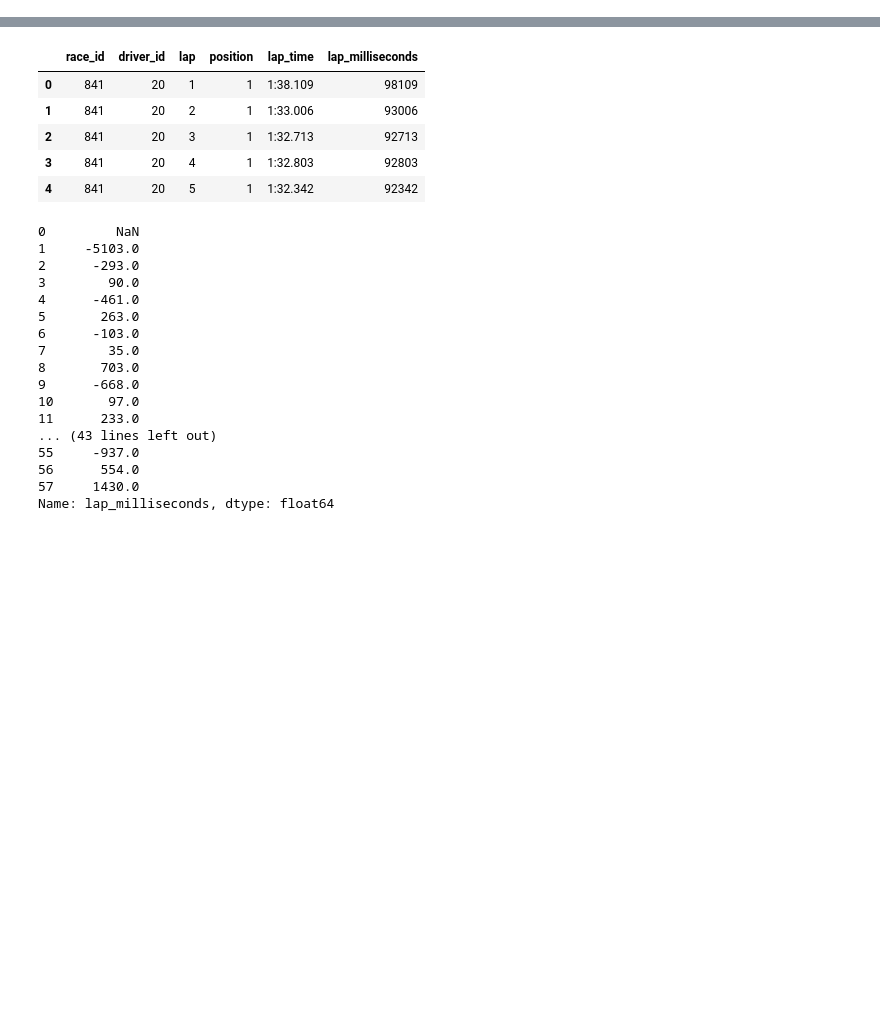
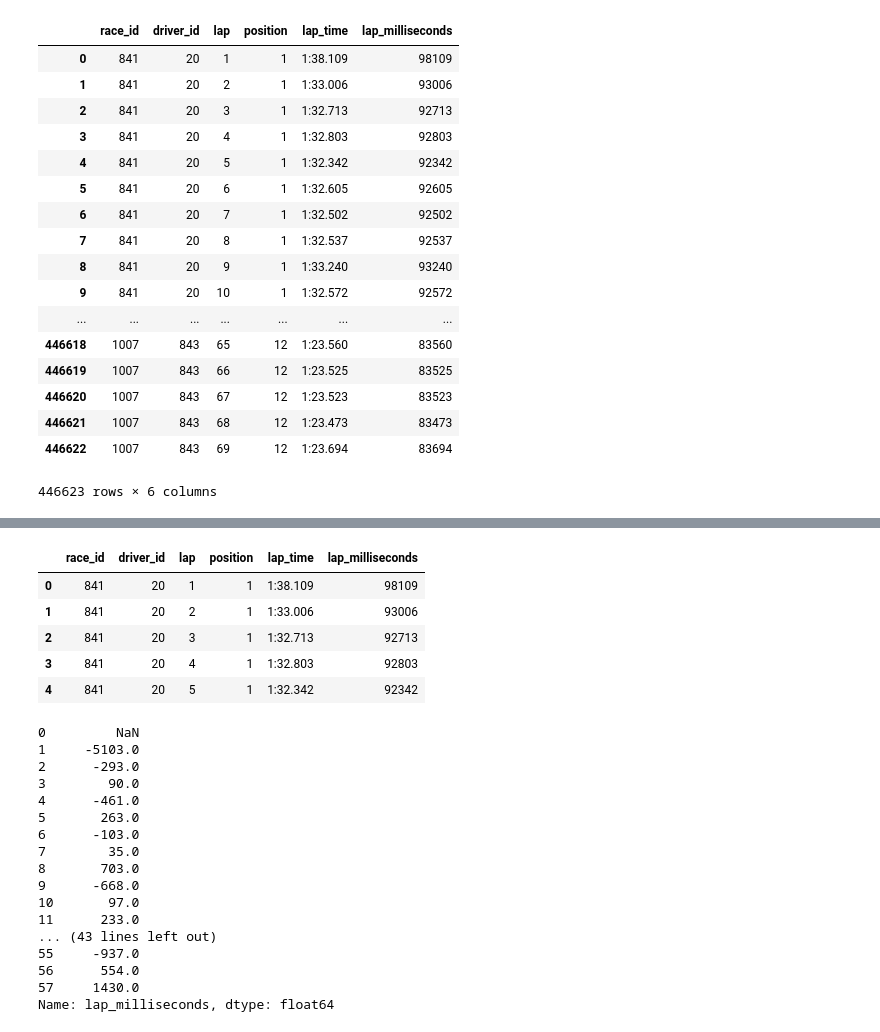
Before and after one commit to oGuzee/pet_project, a Jupyter notebook: Untitled.ipynb, the cells around one changed output, grey strips where cells are left out. Saved outputs shown, nothing was run; the diff lists cells and outputs as text; code cells hidden in the pictures; blank space fills up the shorter version.

```diff
--- a/Untitled.ipynb
+++ b/Untitled.ipynb
@@ -12,3 +12,30 @@ np.random.seed(2)    # ditto
 # %%
 lap_times = pd.read_csv('f1db_csv/lap_times.csv', header=None)
 lap_times.columns = ['race_id', 'driver_id', 'lap', 'position', 'lap_time', 'lap_milliseconds']
+# %%
+def load_csv(filename):
+    df = pd.read_csv('f1db_csv/'+filename, header=None)
+    df.columns = ['race_id', 'driver_id', 'lap', 'position', 'lap_time', 'lap_milliseconds']
+    return df
+
+lap_times = load_csv('lap_times.csv')
+lap_times
+# %% [output]
+|  | race_id | driver_id | lap | position | lap_time | lap_milliseconds |
+| 0 | 841 | 20 | 1 | 1 | 1:38.109 | 98109 |
+| 1 | 841 | 20 | 2 | 1 | 1:33.006 | 93006 |
+| 2 | 841 | 20 | 3 | 1 | 1:32.713 | 92713 |
+| 3 | 841 | 20 | 4 | 1 | 1:32.803 | 92803 |
+| 4 | 841 | 20 | 5 | 1 | 1:32.342 | 92342 |
+| 5 | 841 | 20 | 6 | 1 | 1:32.605 | 92605 |
+| 6 | 841 | 20 | 7 | 1 | 1:32.502 | 92502 |
+| 7 | 841 | 20 | 8 | 1 | 1:32.537 | 92537 |
+| 8 | 841 | 20 | 9 | 1 | 1:33.240 | 93240 |
+| 9 | 841 | 20 | 10 | 1 | 1:32.572 | 92572 |
+| ... | ... | ... | ... | ... | ... | ... |
+| 446618 | 1007 | 843 | 65 | 12 | 1:23.560 | 83560 |
+| 446619 | 1007 | 843 | 66 | 12 | 1:23.525 | 83525 |
+| 446620 | 1007 | 843 | 67 | 12 | 1:23.523 | 83523 |
+| 446621 | 1007 | 843 | 68 | 12 | 1:23.473 | 83473 |
+| 446622 | 1007 | 843 | 69 | 12 | 1:23.694 | 83694 |
+446623 rows × 6 columns
```
Also changed, not shown: parts of 9 cells of this notebook, 4 other files.
